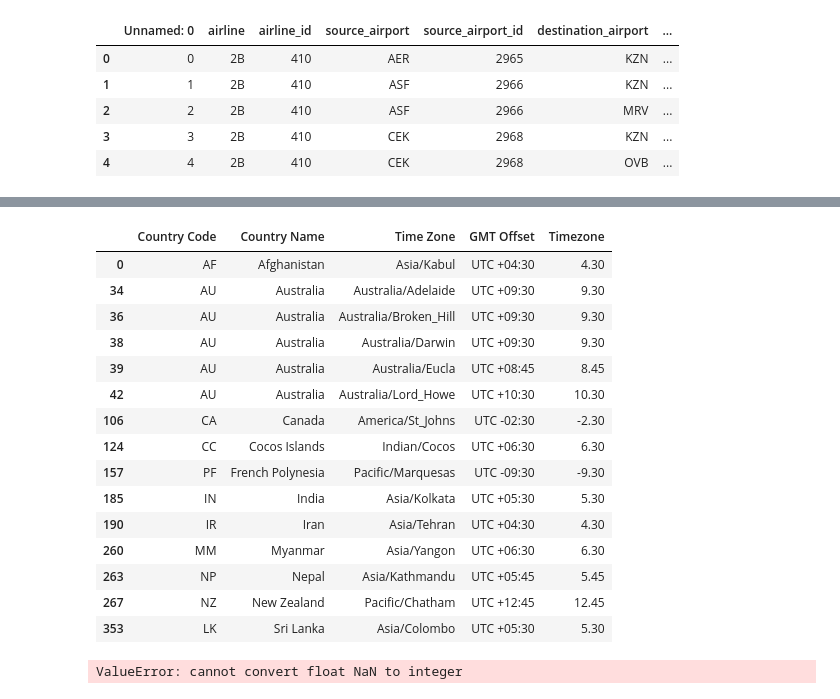
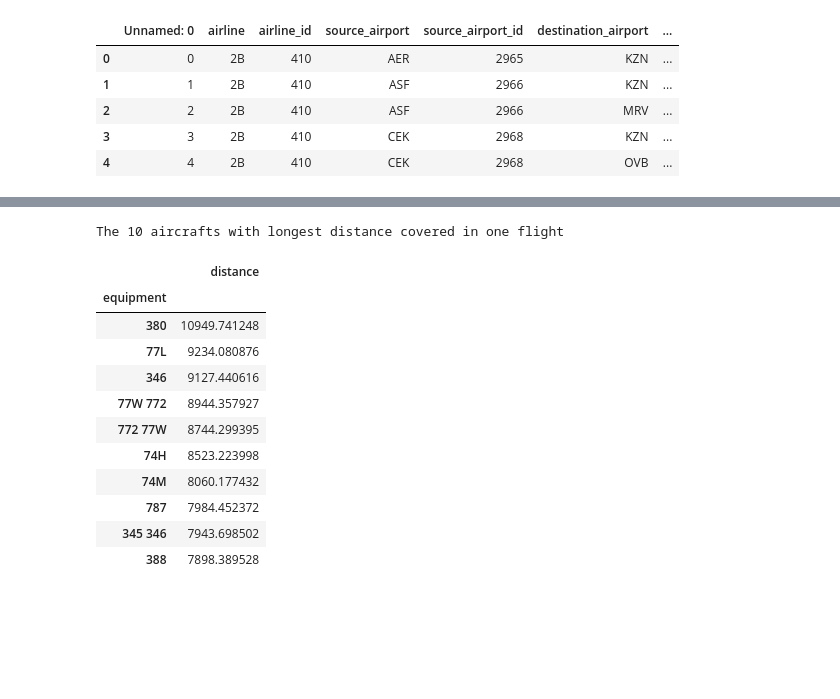
Before and after one commit to lchenbb/NTDS2019_Project, a Jupyter notebook: explore_data.ipynb, the cells around one changed output, grey strips where cells are left out. Drawn from its saved outputs; the diff is of its cells as text; code cells hidden in the pictures; blank space fills up the shorter version.

```diff
--- a/explore_data.ipynb
+++ b/explore_data.ipynb
@@ -468,23 +413,0 @@ country_timezone_df = country_timezone_df[country_timezone_df["Timezone"].apply(
-# %%
-country_timezone_df[country_timezone_df["Timezone"].apply(lambda row: int(row) != row)]
-# %% [output]
-|  | Country Code | Country Name | Time Zone | GMT Offset | Timezone |
-| 0 | AF | Afghanistan | Asia/Kabul | UTC +04:30 | 4.30 |
-| 34 | AU | Australia | Australia/Adelaide | UTC +09:30 | 9.30 |
-| 36 | AU | Australia | Australia/Broken_Hill | UTC +09:30 | 9.30 |
-| 38 | AU | Australia | Australia/Darwin | UTC +09:30 | 9.30 |
-| 39 | AU | Australia | Australia/Eucla | UTC +08:45 | 8.45 |
-| 42 | AU | Australia | Australia/Lord_Howe | UTC +10:30 | 10.30 |
-| 106 | CA | Canada | America/St_Johns | UTC -02:30 | -2.30 |
-| 124 | CC | Cocos Islands | Indian/Cocos | UTC +06:30 | 6.30 |
-| 157 | PF | French Polynesia | Pacific/Marquesas | UTC -09:30 | -9.30 |
-| 185 | IN | India | Asia/Kolkata | UTC +05:30 | 5.30 |
-| 190 | IR | Iran | Asia/Tehran | UTC +04:30 | 4.30 |
-| 260 | MM | Myanmar | Asia/Yangon | UTC +06:30 | 6.30 |
-| 263 | NP | Nepal | Asia/Kathmandu | UTC +05:45 | 5.45 |
-| 267 | NZ | New Zealand | Pacific/Chatham | UTC +12:45 | 12.45 |
-| 353 | LK | Sri Lanka | Asia/Colombo | UTC +05:30 | 5.30 |
-# %%
-country_timezone_df["Timezone"].apply(lambda row: row + 0.2 if int(row) != row else row)
-# %% [output]
-ValueError: cannot convert float NaN to integer
@@ -494,0 +414,29 @@ nx.write_gpickle(largest_cc, "./data/largest_cc.gpickle")
+# %%
+# Create dataframe of long distance aircrafts and short ones
+long_dist_aircrafts = aircraft_dists.groupby("equipment")\
+                                    .filter(lambda g: len(g) > 10)\
+                                    .groupby("equipment")\
+                                    .mean()\
+                                    .sort_values("distance", ascending = False)[: K]
+short_dist_aircrafts = aircraft_dists.groupby("equipment")\
+                                    .filter(lambda g: len(g) > 10)\
+                                    .groupby("equipment")\
+                                    .mean()\
+                                    .sort_values("distance", ascending = True)[: K]
+# %%
+print(f"The {K} aircrafts with longest distance covered in one flight")
+long_dist_aircrafts
+# %% [output]
+The 10 aircrafts with longest distance covered in one flight
+|  | distance |
+| equipment |  |
+| 380 | 10949.741248 |
+| 77L | 9234.080876 |
+| 346 | 9127.440616 |
+| 77W 772 | 8944.357927 |
+| 772 77W | 8744.299395 |
+| 74H | 8523.223998 |
+| 74M | 8060.177432 |
+| 787 | 7984.452372 |
+| 345 346 | 7943.698502 |
+| 388 | 7898.389528 |
```
Also changed, not shown: parts of 17 cells of this notebook, 16 other files.
